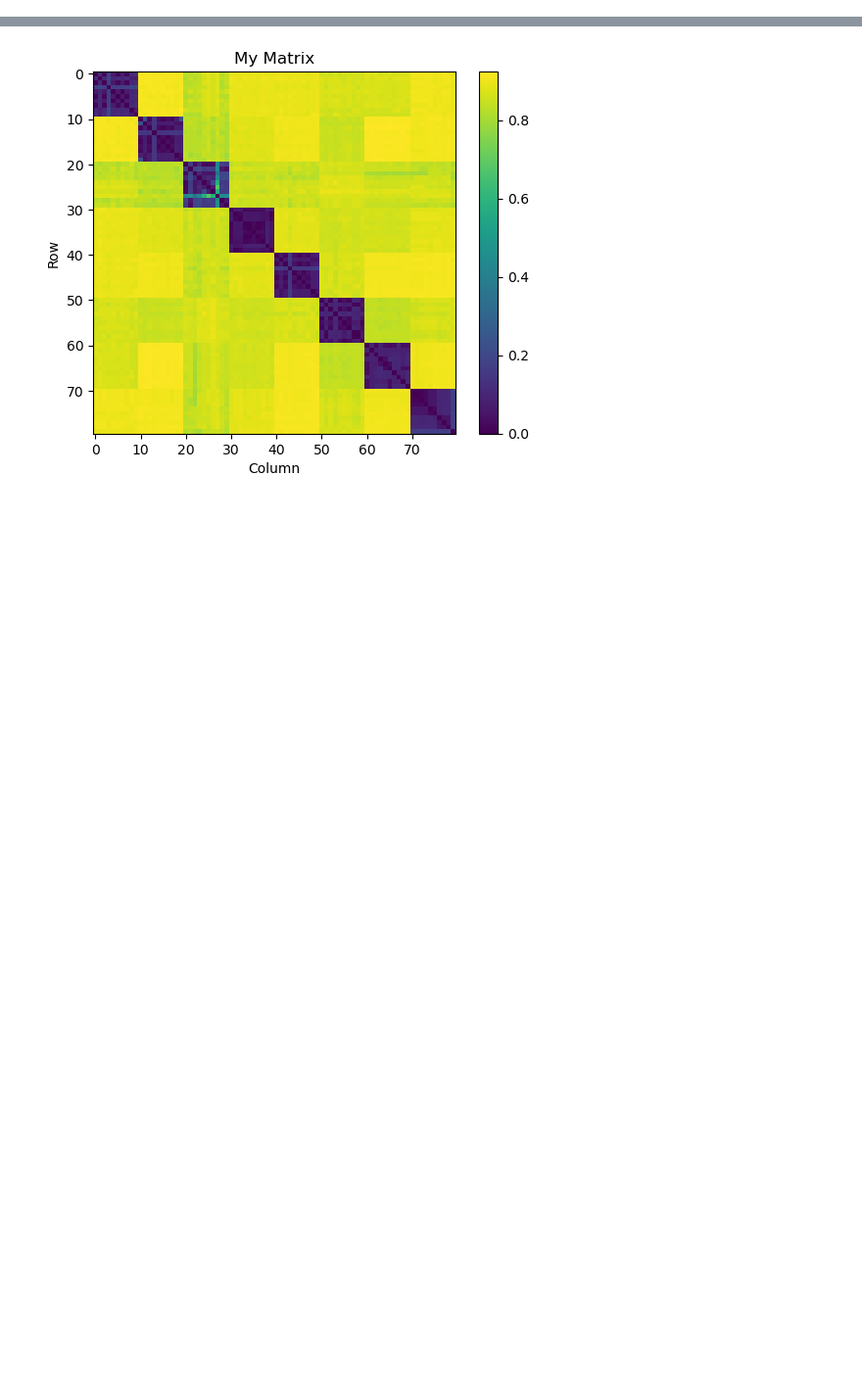
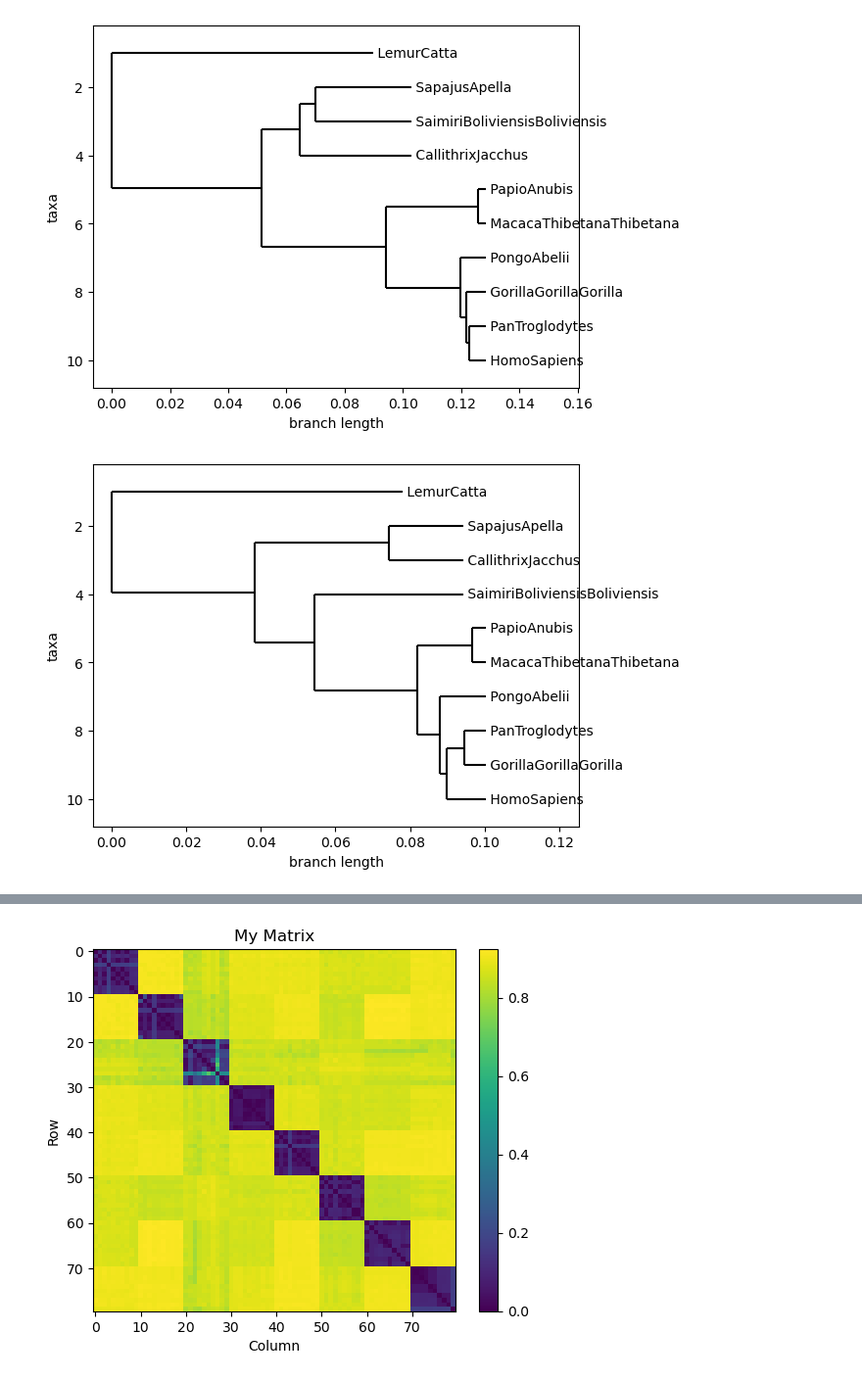
Before and after one commit to Wladeko/clustering-phylogeny, a Jupyter notebook: clustering-phylogeny.ipynb, the cells around one changed output, grey strips where cells are left out. Shown at 98% size. Drawn from its saved outputs; the diff is of its cells as text; code cells hidden in the pictures; blank space fills up the shorter version.

```diff
--- a/clustering-phylogeny.ipynb
+++ b/clustering-phylogeny.ipynb
@@ -62,0 +129,19 @@ def matrix_parser(file):
+# %%
+group_trees = {
+    "albumin": generate_tree("proteins/matrices/albumin_matrix.txt"),
+    "collagen": generate_tree("proteins/matrices/collagen_matrix.txt"),
+    "insulin": generate_tree("proteins/matrices/insulin_matrix.txt"),
+    "keratin": generate_tree("proteins/matrices/keratin_matrix.txt"),
+    "lactase": generate_tree("proteins/matrices/lactase_matrix.txt"),
+    "myoglobin": generate_tree("proteins/matrices/myoglobin_matrix.txt"),
+    "myosin": generate_tree("proteins/matrices/myosin_matrix.txt"),
+    "sucrase-isomaltase": generate_tree("proteins/matrices/sucrase-isomaltase_matrix.txt"),
+}
+
+group_cons = cons.majority_consensus(group_trees.values(), 0.5)
+# %%
+for i in group_trees.values():
+    draw_tree(i)
+# %% [output]
+[figure, added]
+[figure, added]
```
Also changed, not shown: parts of 18 cells of this notebook, 24 other files.
